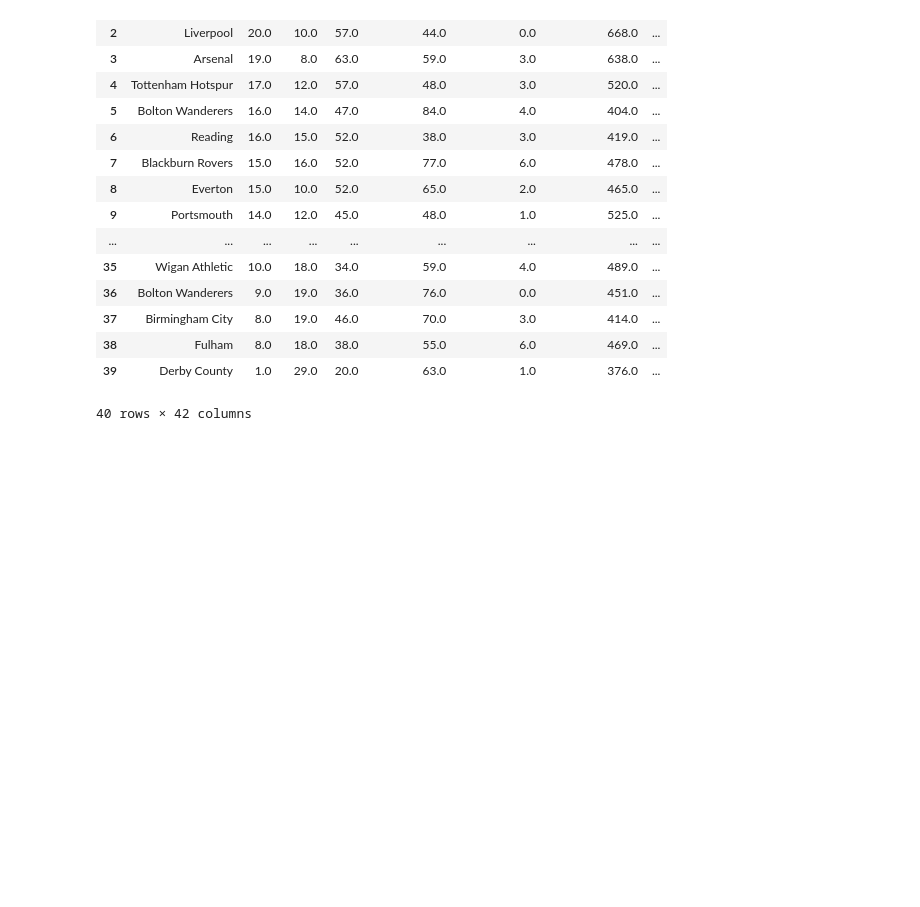
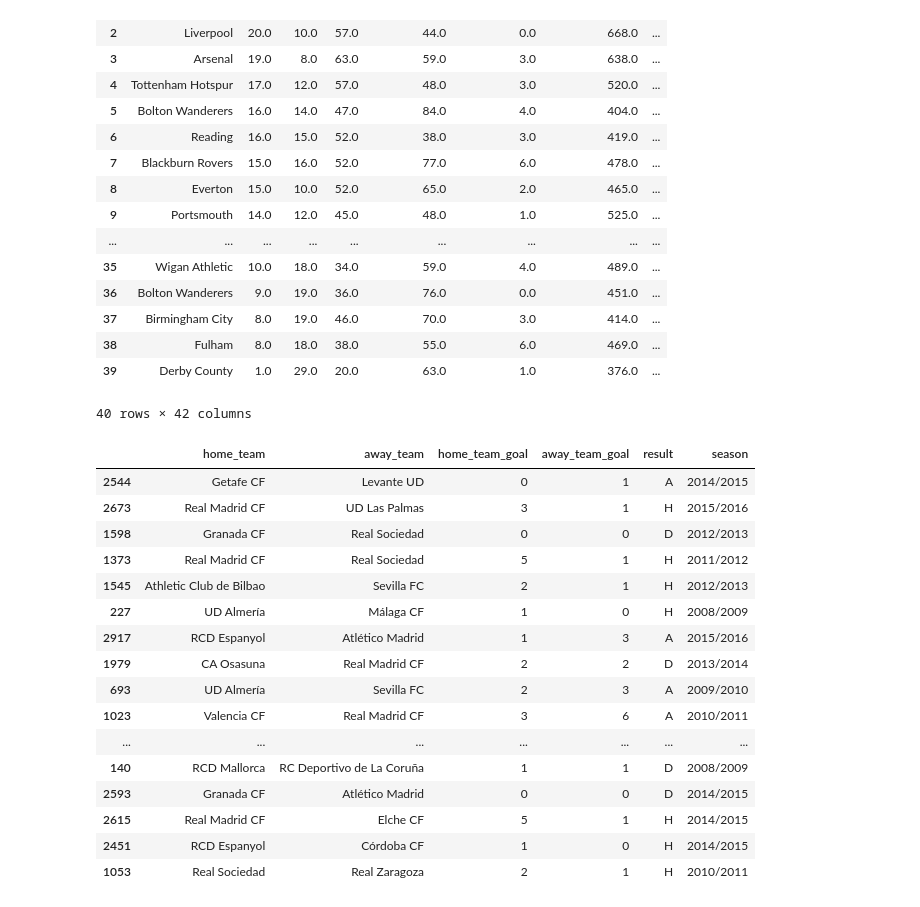
Before and after one commit to TechWithKen/Machine-Learning, a Jupyter notebook: archive/premierleague.ipynb, the cells around one changed output. Drawn from its saved outputs; the diff is of its cells as text; code cells hidden in the pictures; blank space fills up the shorter version.

```diff
--- a/archive/premierleague.ipynb
+++ b/archive/premierleague.ipynb
@@ -423,4 +423,23 @@ premier_league_stat.head(40)
 | 39 | Derby County | 1.0 | 29.0 | 20.0 | 63.0 | 1.0 | 376.0 | ... |
 40 rows × 42 columns
 # %%
-premier_league_result = pd.read_sq
+laliga = pd.read_csv("./Laliga_results_csv")
+laliga.sample(60)
+# %% [output]
+|  | home_team | away_team | home_team_goal | away_team_goal | result | season |
+| 2544 | Getafe CF | Levante UD | 0 | 1 | A | 2014/2015 |
+| 2673 | Real Madrid CF | UD Las Palmas | 3 | 1 | H | 2015/2016 |
+| 1598 | Granada CF | Real Sociedad | 0 | 0 | D | 2012/2013 |
+| 1373 | Real Madrid CF | Real Sociedad | 5 | 1 | H | 2011/2012 |
+| 1545 | Athletic Club de Bilbao | Sevilla FC | 2 | 1 | H | 2012/2013 |
+| 227 | UD Almería | Málaga CF | 1 | 0 | H | 2008/2009 |
+| 2917 | RCD Espanyol | Atlético Madrid | 1 | 3 | A | 2015/2016 |
+| 1979 | CA Osasuna | Real Madrid CF | 2 | 2 | D | 2013/2014 |
+| 693 | UD Almería | Sevilla FC | 2 | 3 | A | 2009/2010 |
+| 1023 | Valencia CF | Real Madrid CF | 3 | 6 | A | 2010/2011 |
+| ... | ... | ... | ... | ... | ... | ... |
+| 140 | RCD Mallorca | RC Deportivo de La Coruña | 1 | 1 | D | 2008/2009 |
+| 2593 | Granada CF | Atlético Madrid | 0 | 0 | D | 2014/2015 |
+| 2615 | Real Madrid CF | Elche CF | 5 | 1 | H | 2014/2015 |
+| 2451 | RCD Espanyol | Córdoba CF | 1 | 0 | H | 2014/2015 |
+| 1053 | Real Sociedad | Real Zaragoza | 2 | 1 | H | 2010/2011 |
```
Also changed, not shown: parts of 2 cells of this notebook, 8 other files.
